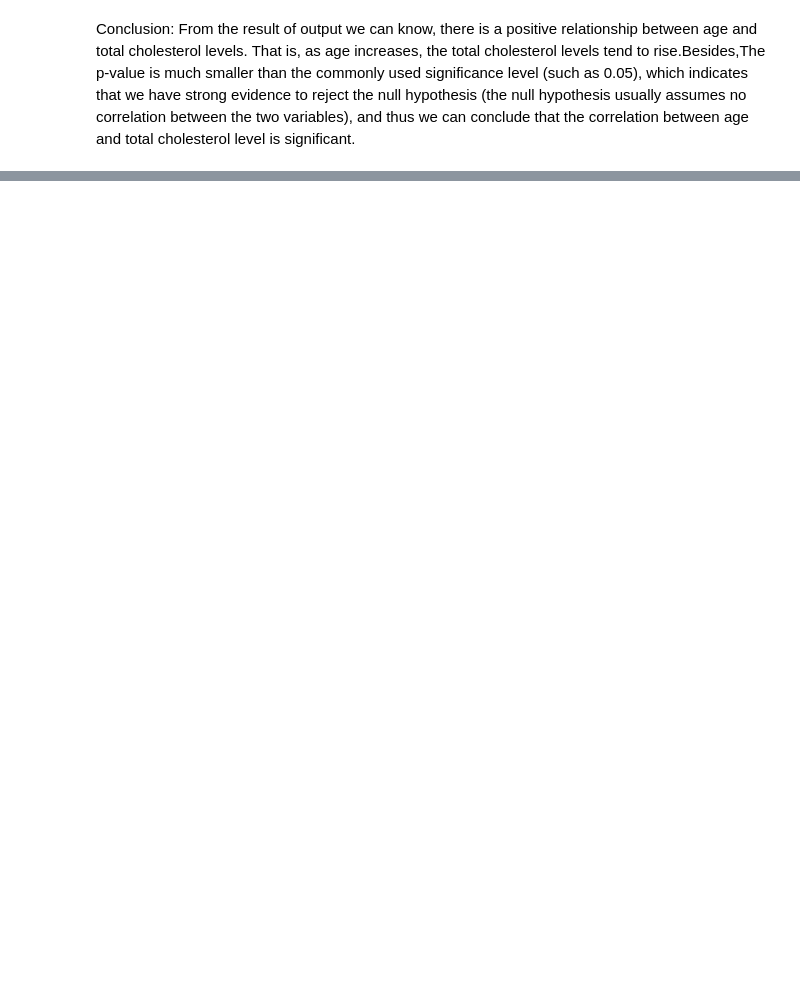
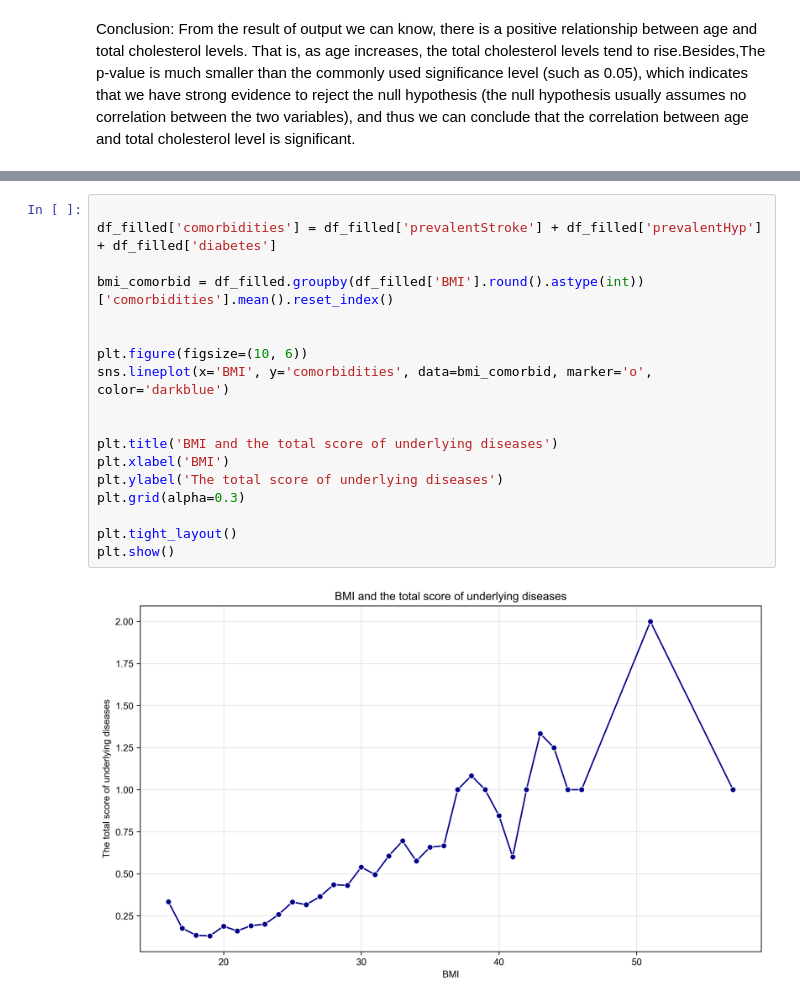
Before and after one commit to xuyihaowwa123/CHD_data_analysis2, a Jupyter notebook: CHD_data_analysis.ipynb, the cells around one changed output, grey strips where cells are left out. Saved outputs shown, nothing was run; the diff lists cells and outputs as text; blank space fills up the shorter version.

```diff
--- a/CHD_data_analysis.ipynb
+++ b/CHD_data_analysis.ipynb
@@ -536,0 +564,20 @@ Conclusion: From the result of output we can know, there is a positive relations
+# %%
+
+df_filled['comorbidities'] = df_filled['prevalentStroke'] + df_filled['prevalentHyp'] + df_filled['diabetes']
+
+bmi_comorbid = df_filled.groupby(df_filled['BMI'].round().astype(int))['comorbidities'].mean().reset_index()
+
+
+plt.figure(figsize=(10, 6))
+sns.lineplot(x='BMI', y='comorbidities', data=bmi_comorbid, marker='o', color='darkblue')
+
+
+plt.title('BMI and the total score of underlying diseases')
+plt.xlabel('BMI')
+plt.ylabel('The total score of underlying diseases')
+plt.grid(alpha=0.3)
+
+plt.tight_layout()
+plt.show()
+# %% [output]
+[figure, added]
```
Also changed, not shown: parts of 3 cells of this notebook.
